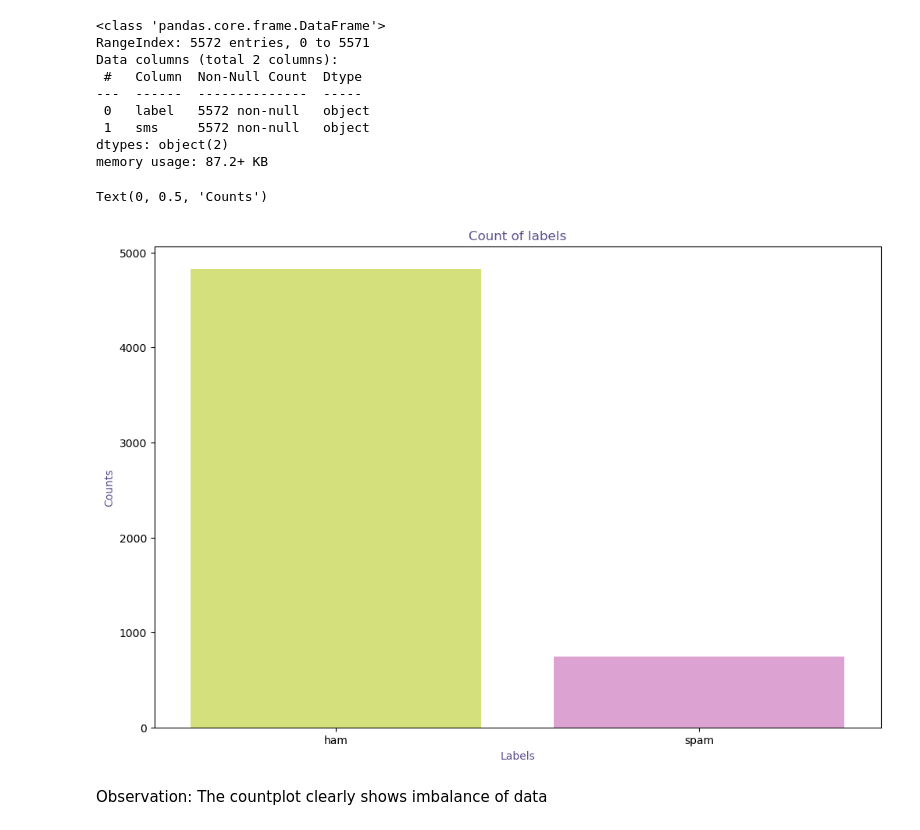
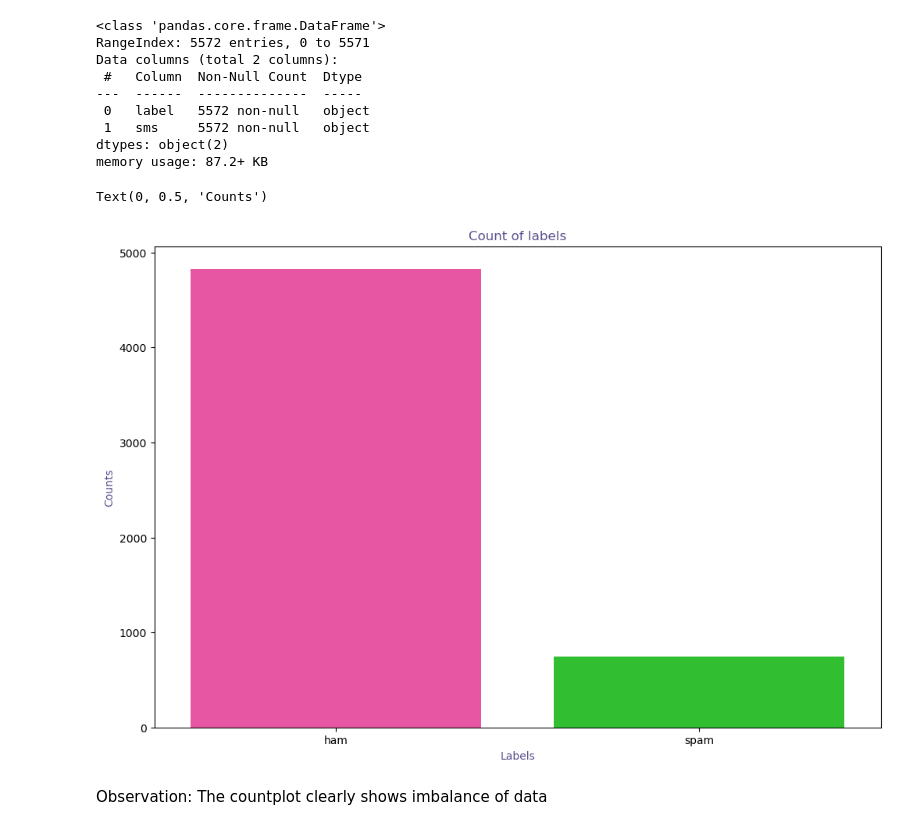
Before and after one commit to rajinipreethajohn/SPAM_classifier, a Jupyter notebook: SpamClassifier.ipynb, the cells around one changed output. Cells and saved outputs as stored; diff of their text form; code cells hidden in the pictures.

```diff
--- a/SpamClassifier.ipynb
+++ b/SpamClassifier.ipynb
@@ -74,17 +74,17 @@ dtypes: object(2)
 memory usage: 87.2+ KB
 # %%
 #Palette
-cols = ["#E1F16B", "#E598D8"]
+cols = ["#FF3EA5FF", "#19D719"]
 
 #Let's take  a look at the count of our labels and check if there is imbalance between
 plt.figure(figsize=(12,8))
 fg = sns.countplot(x= df["label"], palette= cols)
 fg.set_title("Count of labels", color="#58508d")
 fg.set_xlabel("Labels", color="#58508d")
 fg.set_ylabel("Counts", color="#58508d")
 # %% [output]
 Text(0, 0.5, 'Counts')
-[figure, old version]
+[figure, new version]
 # %% [markdown]
 Observation: The countplot clearly shows imbalance of data
 # %% [markdown]
```
Also changed, not shown: parts of 16 cells of this notebook.
